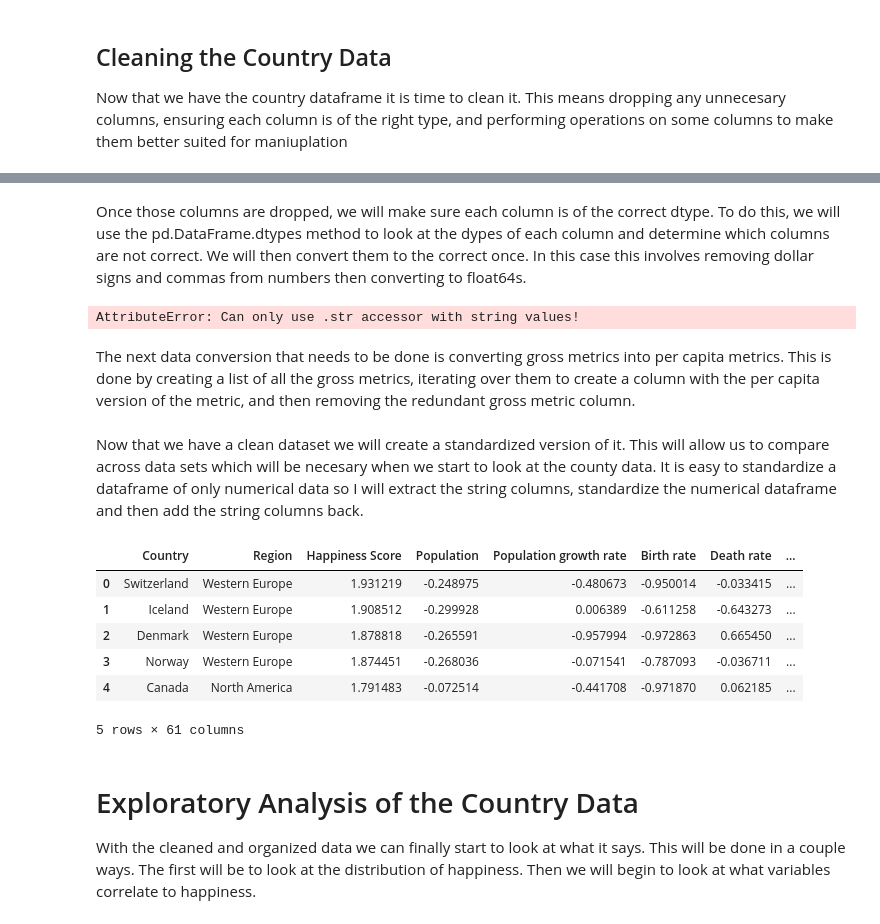
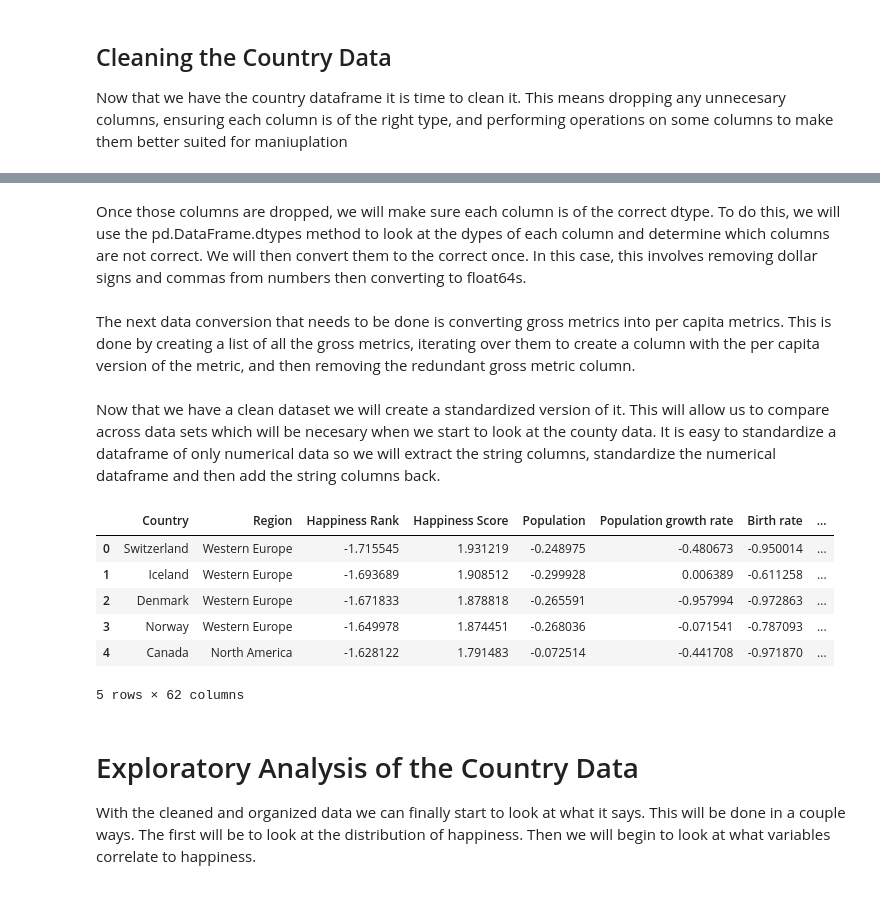
Before and after one commit to mcatalano26/Data-Science-Final-Project, a Jupyter notebook: Data Wrangling.ipynb, the cells around one changed output, grey strips where cells are left out. Drawn from its saved outputs; the diff is of its cells as text; code cells hidden in the pictures.

```diff
--- a/Data Wrangling.ipynb
+++ b/Data Wrangling.ipynb
@@ -156,6 +202,6 @@ The first step will be to remove all the columns that we won't be looking at. We
 # %%
 #Creating a list of columns to be removed
-columns_to_be_removed = ['Happiness Rank', 'Reserves of foreign exchange and gold',
+columns_to_be_removed = ['Reserves of foreign exchange and gold',
                          'Standard Error', 'Dystopia Residual', 'Generosity', 'Trust (Government Corruption)', 'Area', 'Gross national saving',
                          'Inflation rate (consumer prices)', 'Central bank discount rate',
                          'Commercial bank prime lending rate', 'Stock of narrow money',
@@ -166,7 +212,7 @@ columns_to_be_removed = ['Happiness Rank', 'Reserves of foreign exchange and gol
                          'Family', 'Health (Life Expectancy)', 'Freedom','Name','Railways', 'Waterways']
 countries_df = countries_df.drop(columns_to_be_removed, axis = 1)
 # %% [markdown]
-Once those columns are dropped, we will make sure each column is of the correct dtype. To do this, we will use the pd.DataFrame.dtypes method to look at the dypes of each column and determine which columns are not correct. We will then convert them to the correct once. In this case this involves removing dollar signs and commas from numbers then converting to float64s.
+Once those columns are dropped, we will make sure each column is of the correct dtype. To do this, we will use the pd.DataFrame.dtypes method to look at the dypes of each column and determine which columns are not correct. We will then convert them to the correct once. In this case, this involves removing dollar signs and commas from numbers then converting to float64s.
 # %%
 #Creating a list of all the columns with a leading dollar sign that need to be converted to int64
 object_cols = ['GDP (purchasing power parity)','GDP - per capita (PPP)','Exports', 'Imports', 'Debt - external']
@@ -177,8 +223,6 @@ for i in object_cols:
     countries_df[i] = countries_df[i].str.replace('$', "")
 
     countries_df[i] = countries_df[i].astype('float64')
-# %% [output]
-AttributeError: Can only use .str accessor with string values!
 # %% [markdown]
 The next data conversion that needs to be done is converting gross metrics into per capita metrics. This is done by creating a list of all the gross metrics, iterating over them to create a column with the per capita version of the metric, and then removing the redundant gross metric column.
 # %%
@@ -194,24 +238,24 @@ for i in gross_measurements:
     countries_df[i + ' per capita'] = countries_df[i] / countries_df["Population"]
     countries_df = countries_df.drop([i], axis=1)
 # %% [markdown]
-Now that we have a clean dataset we will create a standardized version of it. This will allow us to compare across data sets which will be necesary when we start to look at the county data. It is easy to standardize a dataframe of only numerical data so I will extract the string columns, standardize the numerical dataframe and then add the string columns back.
+Now that we have a clean dataset we will create a standardized version of it. This will allow us to compare across data sets which will be necesary when we start to look at the county data. It is easy to standardize a dataframe of only numerical data so we will extract the string columns, standardize the numerical dataframe and then add the string columns back.
 # %%
 #Creating the numerical dataframe
-standardized_country_df = countries_df.drop(['Country', 'Region'], axis = 1)
+numerical_country_df = countries_df.drop(['Country', 'Region'], axis = 1)
 #Standardizing it
-standardized_country_df = (standardized_country_df-standardized_country_df.mean())/standardized_country_df.std()
+standardized_country_df = (numerical_country_df-numerical_country_df.mean())/numerical_country_df.std()
 #Adding back the names and countries
 standardized_country_df.insert(0, 'Region', countries_df['Region'])
 standardized_country_df.insert(0, 'Country', countries_df['Country'])
 standardized_country_df.head()
 # %% [output]
-|  | Country | Region | Happiness Score | Population | Population growth rate | Birth rate | Death rate | ... |
-| 0 | Switzerland | Western Europe | 1.931219 | -0.248975 | -0.480673 | -0.950014 | -0.033415 | ... |
-| 1 | Iceland | Western Europe | 1.908512 | -0.299928 | 0.006389 | -0.611258 | -0.643273 | ... |
-| 2 | Denmark | Western Europe | 1.878818 | -0.265591 | -0.957994 | -0.972863 | 0.665450 | ... |
-| 3 | Norway | Western Europe | 1.874451 | -0.268036 | -0.071541 | -0.787093 | -0.036711 | ... |
-| 4 | Canada | North America | 1.791483 | -0.072514 | -0.441708 | -0.971870 | 0.062185 | ... |
+|  | Country | Region | Happiness Rank | Happiness Score | Population | Population growth rate | Birth rate | ... |
+| 0 | Switzerland | Western Europe | -1.715545 | 1.931219 | -0.248975 | -0.480673 | -0.950014 | ... |
+| 1 | Iceland | Western Europe | -1.693689 | 1.908512 | -0.299928 | 0.006389 | -0.611258 | ... |
+| 2 | Denmark | Western Europe | -1.671833 | 1.878818 | -0.265591 | -0.957994 | -0.972863 | ... |
+| 3 | Norway | Western Europe | -1.649978 | 1.874451 | -0.268036 | -0.071541 | -0.787093 | ... |
+| 4 | Canada | North America | -1.628122 | 1.791483 | -0.072514 | -0.441708 | -0.971870 | ... |
-5 rows × 61 columns
+5 rows × 62 columns
 # %% [markdown]
 # Exploratory Analysis of the Country Data
 
```
Also changed, not shown: parts of 60 cells of this notebook, 12 other files.
